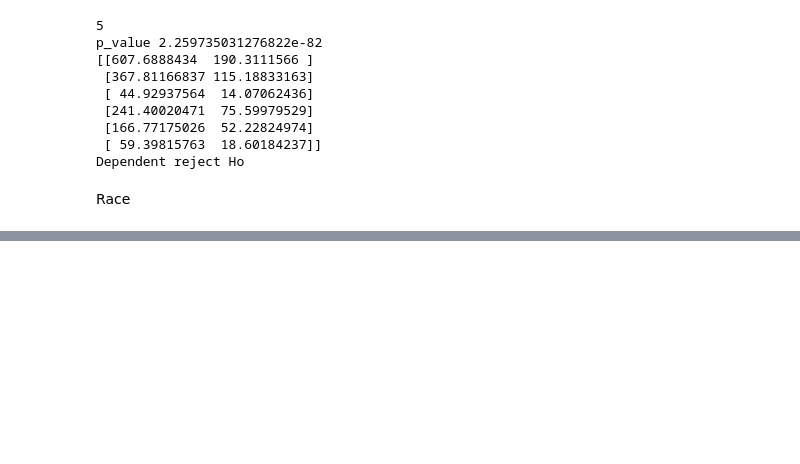
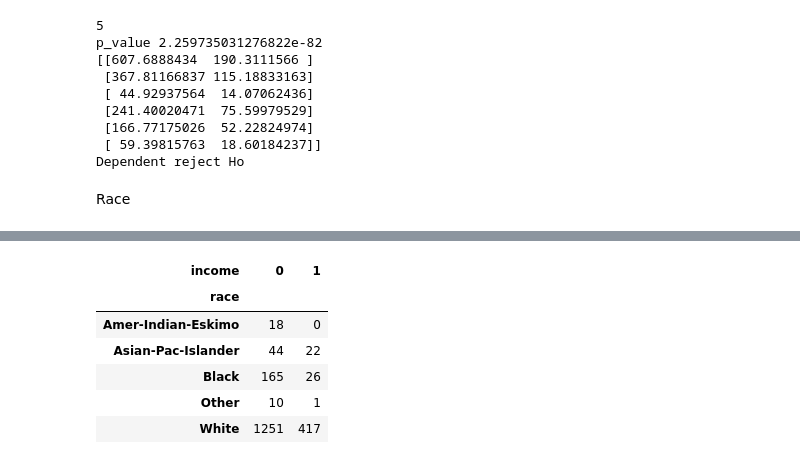
Before and after one commit to dinesh16adh/Data-Science-Projects., a Jupyter notebook: censusdata_analysis.ipynb, the cells around one changed output, grey strips where cells are left out. Saved outputs shown, nothing was run; the diff lists cells and outputs as text; code cells hidden in the pictures; blank space fills up the shorter version.

```diff
--- a/censusdata_analysis.ipynb
+++ b/censusdata_analysis.ipynb
@@ -621,0 +628,11 @@ Race
+# %%
+c_t=pd.crosstab(df['race'].sample(frac=0.04,random_state=1),df['income'].sample(frac=0.04,random_state=1))
+c_t
+# %% [output]
+| income | 0 | 1 |
+| race |  |  |
+| Amer-Indian-Eskimo | 18 | 0 |
+| Asian-Pac-Islander | 44 | 22 |
+| Black | 165 | 26 |
+| Other | 10 | 1 |
+| White | 1251 | 417 |
```
Also changed, not shown: parts of 2 cells of this notebook, 1 other file.
